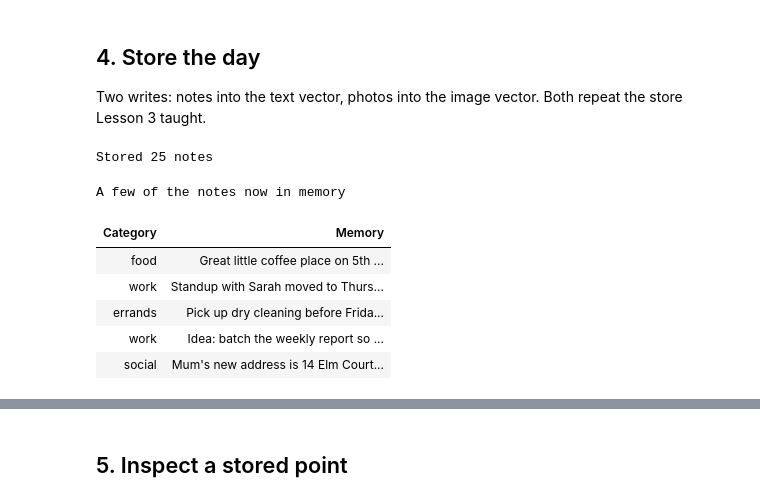
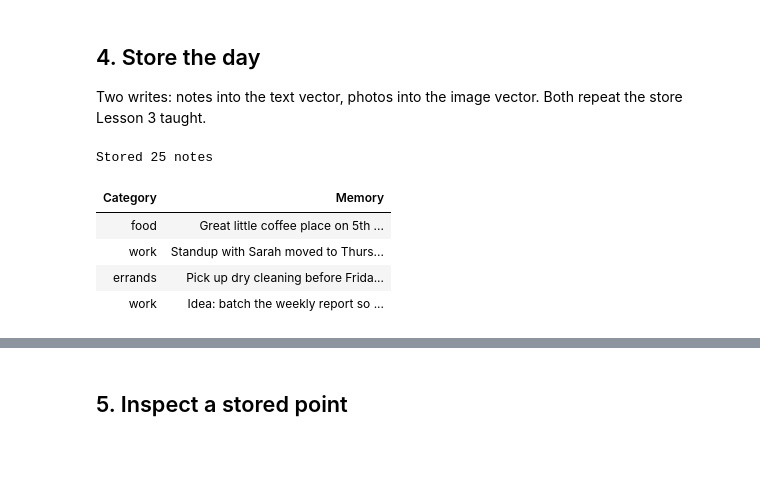
Before and after one commit to Dylancouzon/on-device-memory-course, a Jupyter notebook: L5/Lesson5.ipynb, the cells around one changed output, grey strips where cells are left out. Cells and saved outputs as stored; diff of their text form; code cells hidden in the pictures; blank space fills up the shorter version.

```diff
--- a/L5/Lesson5.ipynb
+++ b/L5/Lesson5.ipynb
@@ -87,16 +87,13 @@ Two writes: notes into the text vector, photos into the image vector. Both repea
 # %%
 texts = [m for m in memories if m["source_type"] in ("text", "voice")]
 store_notes(shard, texts)
-memories_table(texts[:5], "A few of the notes now in memory")
 # %% [output]
 Stored 25 notes
-A few of the notes now in memory
 | Category | Memory |
 | food | Great little coffee place on 5th ... |
 | work | Standup with Sarah moved to Thurs... |
 | errands | Pick up dry cleaning before Frida... |
 | work | Idea: batch the weekly report so ... |
-| social | Mum's new address is 14 Elm Court... |
 # %%
 photos = [m for m in memories if m["source_type"] == "photo"]
 store_photo_memories(shard, photos, "./ro_shared_data/images")
```
Also changed, not shown: parts of 3 cells of this notebook, 19 other files.
